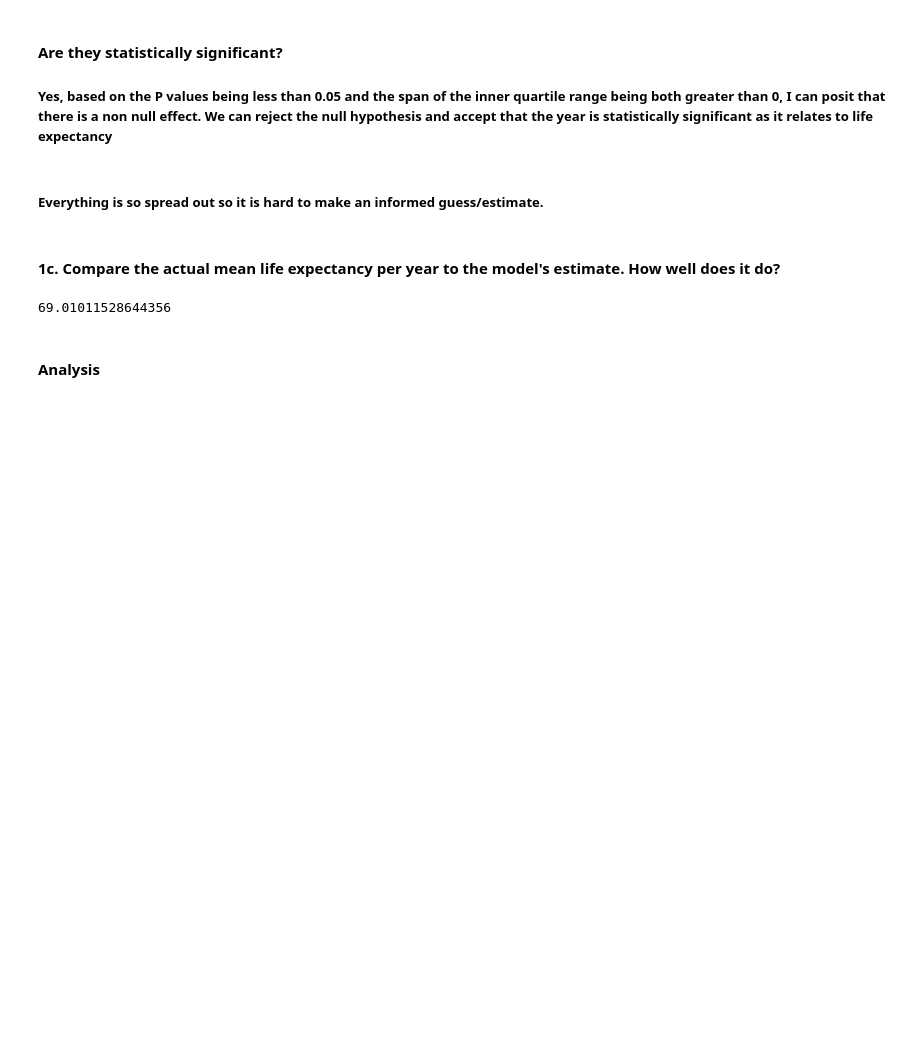
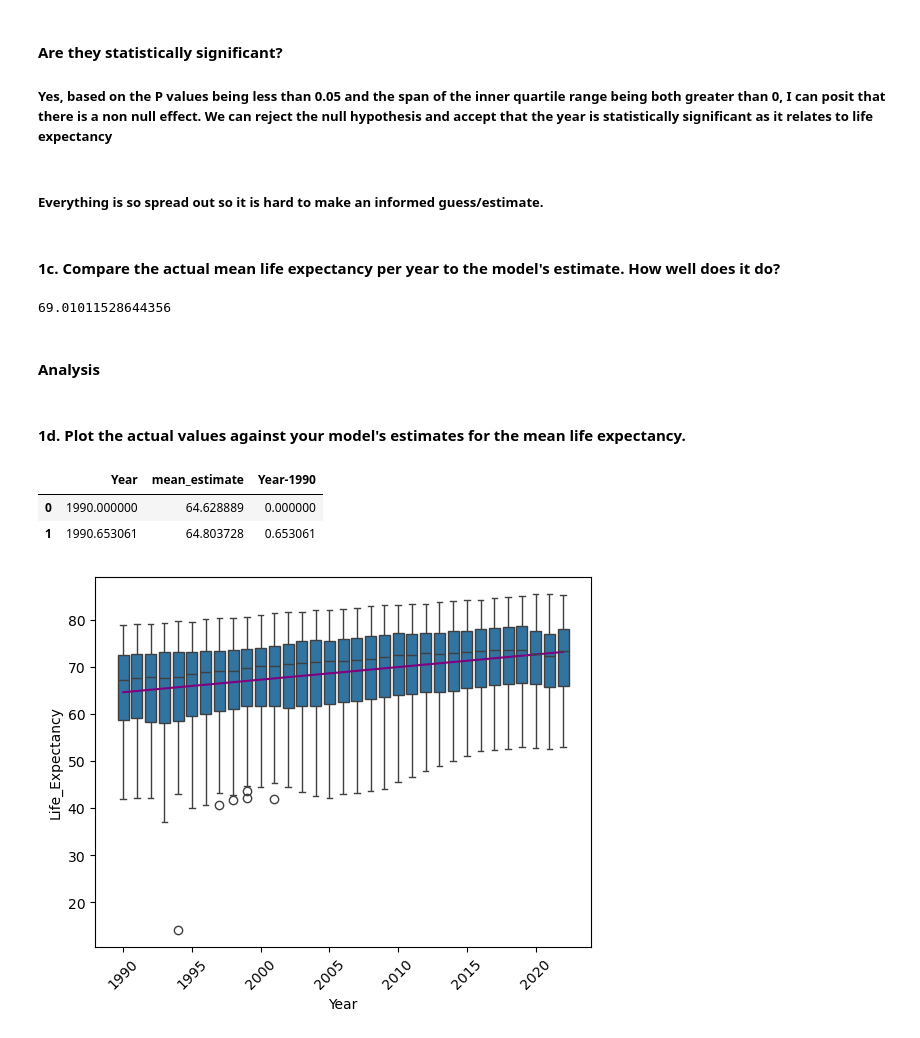
Before and after one commit to nss-data-science-cohort-9/un-linear-regression-catdgomez, a Jupyter notebook: notebooks/UN_Linear_Regression.ipynb, the cells around one changed output. Drawn from its saved outputs; the diff is of its cells as text; code cells hidden in the pictures; blank space fills up the shorter version.

```diff
--- a/notebooks/UN_Linear_Regression.ipynb
+++ b/notebooks/UN_Linear_Regression.ipynb
@@ -133,3 +135,26 @@ gdp_le['Life_Expectancy'].mean()
 69.01011528644356
 # %% [markdown]
  #### Analysis
+# %% [markdown]
+#### 1d. Plot the actual values against your model's estimates for the mean life expectancy.
+# %%
+estimate = pd. DataFrame(
+    {
+        'Year': np.linspace(start=gdp_le['Year'].min(), stop=gdp_le['Year'].max())
+    }
+             )
+estimate['mean_estimate'] = year_1990_le.predict(estimate)
+estimate['Year-1990'] = estimate['Year']-1990
+estimate.head(2)
+# %% [output]
+|  | Year | mean_estimate | Year-1990 |
+| 0 | 1990.000000 | 64.628889 | 0.000000 |
+| 1 | 1990.653061 | 64.803728 | 0.653061 |
+# %%
+fig, ax = plt.subplots()
+sns.boxplot(data=gdp_le, x='Year', y='Life_Expectancy', ax=ax)
+sns.lineplot(data=estimate, x='Year-1990', y='mean_estimate', color='purple', ax=ax)
+plt.xticks(rotation=45)
+ax.xaxis.set_major_locator(ticker.MultipleLocator(5));
+# %% [output]
+[figure, added]
```
Also changed, not shown: parts of 15 cells of this notebook.
